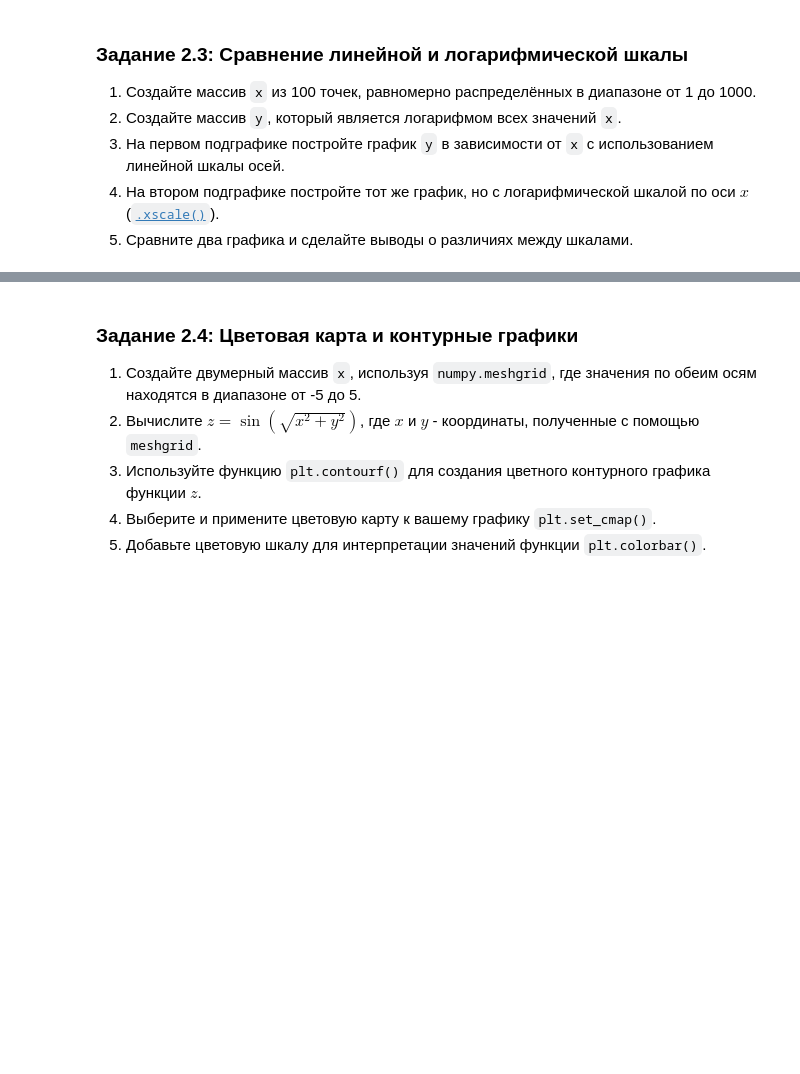
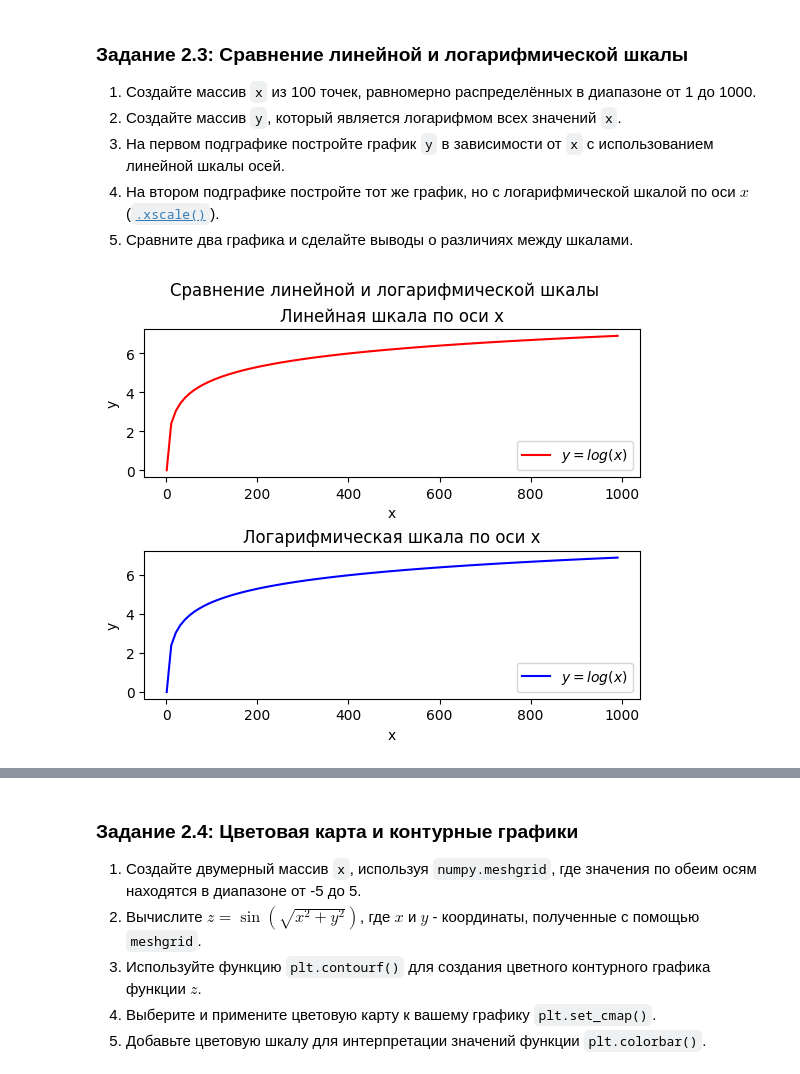
Before and after one commit to GDVevo/ml_uni, a Jupyter notebook: Практическая_работа_№2_Matplotlib_Plotly.ipynb, the cells around one changed output, grey strips where cells are left out. Saved outputs shown, nothing was run; the diff lists cells and outputs as text; code cells hidden in the pictures; blank space fills up the shorter version.

```diff
--- a/Практическая_работа_№2_Matplotlib_Plotly.ipynb
+++ b/Практическая_работа_№2_Matplotlib_Plotly.ipynb
@@ -232,3 +252,29 @@ import matplotlib.pyplot as plt
+# %%
+# Ваш код !!!
+import numpy as np
+import matplotlib.pyplot as plt
+fig, axes = plt.subplots(2, 1)
+
+x = np.arange(1, 1000, 10)
+y = np.log(x)
+
+fig.suptitle("Сравнение линейной и логарифмической шкалы")
+axes[0].set_title("Линейная шкала по оси x")
+axes[0].set_xlabel("x")
+axes[0].set_ylabel("y")
+axes[0].plot(x, y, label="$y=log(x)$", color="red")
+axes[0].legend()
+
+axes[1].set_title("Логарифмическая шкала по оси x")
+axes[1].set_xlabel("x")
+axes[1].set_ylabel("y")
+axes[1].plot(x, y, label="$y=log(x)$", color="blue") # здесь xscale!! как то!!!
+axes[1].legend()
+
+plt.subplots_adjust(hspace=0.5)
+plt.show()
+# %% [output]
+[figure, added]
 # %% [markdown]
 ![image.png](embedded-picture-1)
 # %% [markdown]
```
Also changed, not shown: parts of 5 cells of this notebook.
